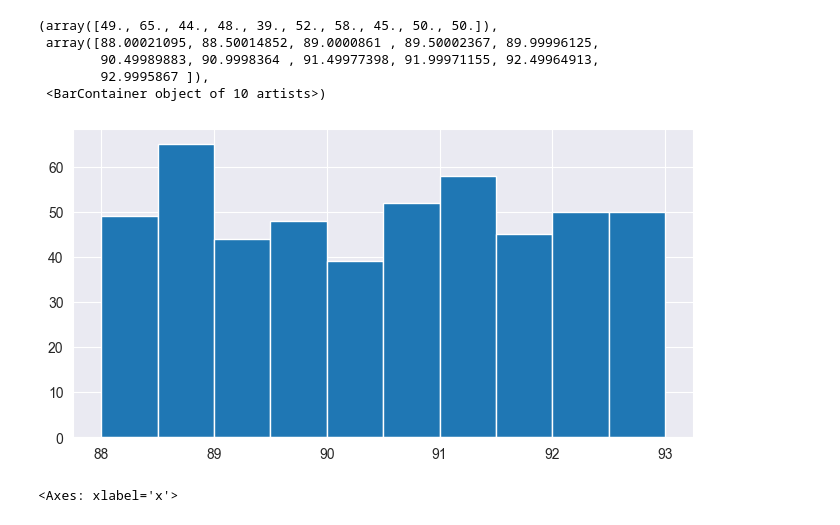
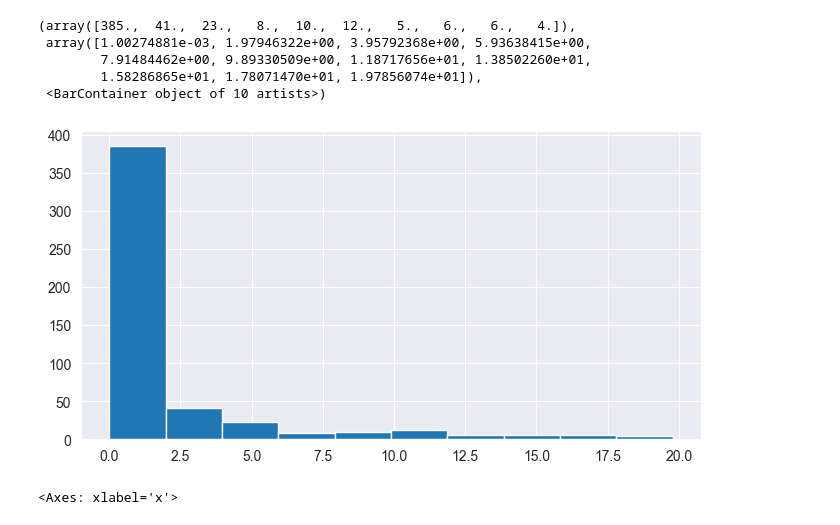
Before and after one commit to kamil0920/football_result_prediction-v2, a Jupyter notebook: src/hyperparameters/hyperopt_defining_params_dist.ipynb, the cells around one changed output. Saved outputs shown, nothing was run; the diff lists cells and outputs as text; code cells hidden in the pictures.

```diff
--- a/src/hyperparameters/hyperopt_defining_params_dist.ipynb
+++ b/src/hyperparameters/hyperopt_defining_params_dist.ipynb
@@ -17,16 +17,16 @@ ax.hist(uniform_vals)
 # %%
 import numpy as np
 
-loguniform_vals = [pyll.stochastic.sample(hp.uniform('reg_lambda', 88, 93)) for _ in range(500)]
+loguniform_vals = [pyll.stochastic.sample(hp.loguniform('reg_lambda', np.log(0.001), np.log(20))) for _ in range(500)]
 fig, ax = plt.subplots(figsize=(8, 4))
 ax.hist(loguniform_vals)
 # %% [output]
-(array([49., 65., 44., 48., 39., 52., 58., 45., 50., 50.]),
- array([88.00021095, 88.50014852, 89.0000861 , 89.50002367, 89.99996125,
-        90.49989883, 90.9998364 , 91.49977398, 91.99971155, 92.49964913,
-        92.9995867 ]),
+(array([385.,  41.,  23.,   8.,  10.,  12.,   5.,   6.,   6.,   4.]),
+ array([1.00274881e-03, 1.97946322e+00, 3.95792368e+00, 5.93638415e+00,
+        7.91484462e+00, 9.89330509e+00, 1.18717656e+01, 1.38502260e+01,
+        1.58286865e+01, 1.78071470e+01, 1.97856074e+01]),
  <BarContainer object of 10 artists>)
-[figure, old version]
+[figure, new version]
 # %%
 import pandas as pd
 import numpy as np
```
Also changed, not shown: parts of 1 cell of this notebook, 3 other files.
